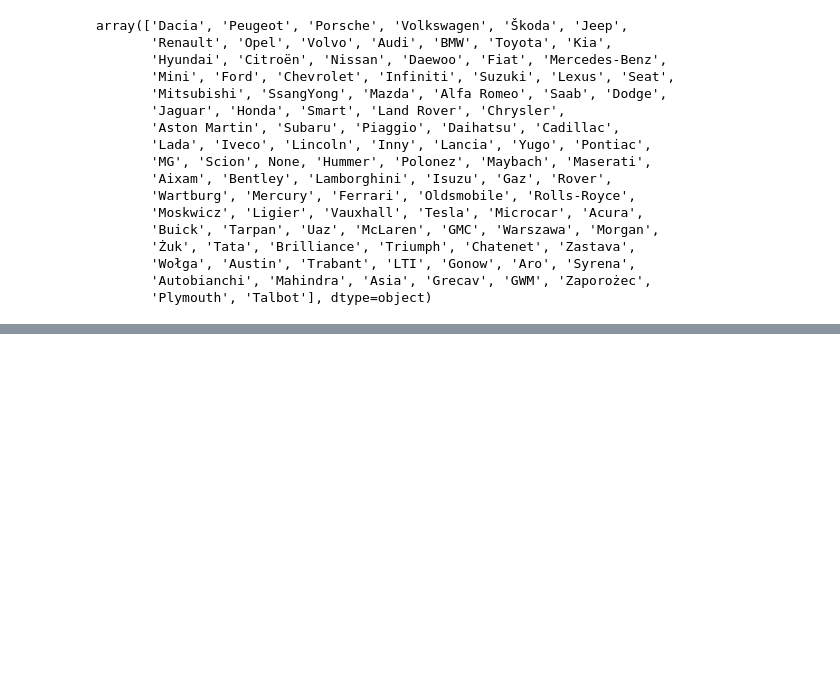
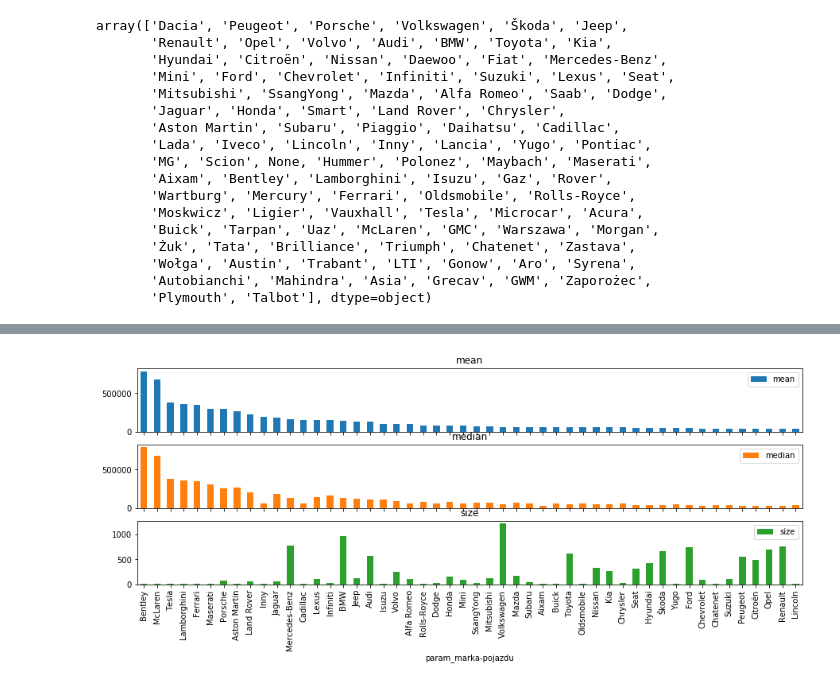
Before and after one commit to bsekiewicz/dw_matrix_car, a Jupyter notebook: day2_visualisation.ipynb, the cells around one changed output, grey strips where cells are left out. Drawn from its saved outputs; the diff is of its cells as text; code cells hidden in the pictures; blank space fills up the shorter version.

```diff
--- a/day2_visualisation.ipynb
+++ b/day2_visualisation.ipynb
@@ -91,0 +110,4 @@ group_and_barplot('param_kraj-pochodzenia', feat_sort='size');
+# %%
+group_and_barplot(df[df['param_kolor'].isin(['Biały'])], 'param_marka-pojazdu');
+# %% [output]
+[figure, added]
```
Also changed, not shown: parts of 21 cells of this notebook, 1 other file.
